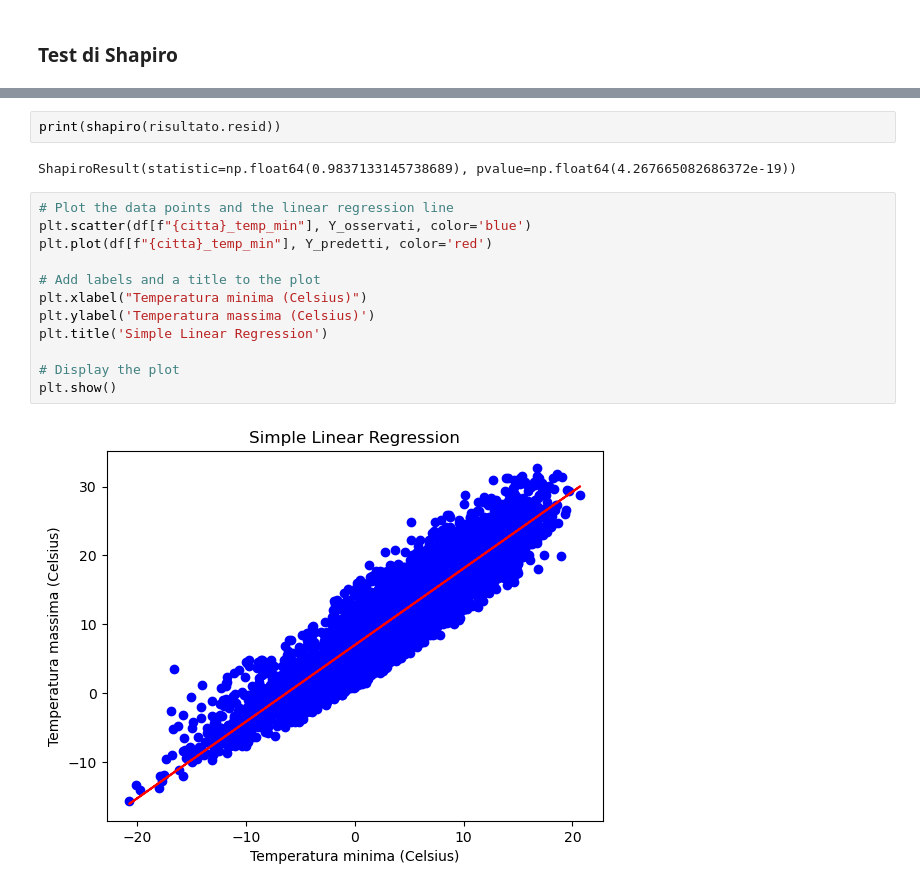
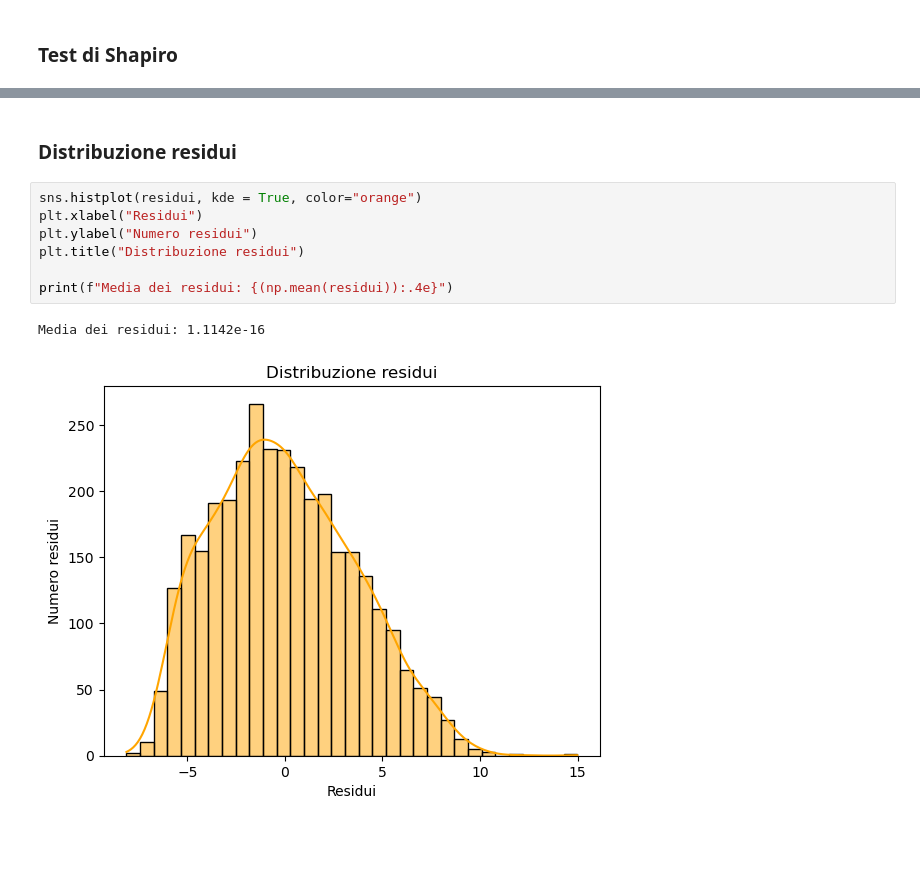
Before and after one commit to aka-buccia/progetto-statistica, a Jupyter notebook: reports/report.ipynb, the cells around one changed output, grey strips where cells are left out. Drawn from its saved outputs; the diff is of its cells as text; blank space fills up the shorter version.

```diff
--- a/reports/report.ipynb
+++ b/reports/report.ipynb
@@ -705,18 +804,12 @@ Notes:
-# %%
-print(shapiro(risultato.resid))
-# %% [output]
-ShapiroResult(statistic=np.float64(0.9837133145738689), pvalue=np.float64(4.267665082686372e-19))
-# %%
-# Plot the data points and the linear regression line
-plt.scatter(df[f"{citta}_temp_min"], Y_osservati, color='blue')
-plt.plot(df[f"{citta}_temp_min"], Y_predetti, color='red')
-
-# Add labels and a title to the plot
-plt.xlabel("Temperatura minima (Celsius)")
-plt.ylabel('Temperatura massima (Celsius)')
-plt.title('Simple Linear Regression')
-
-# Display the plot
-plt.show()
-# %% [output]
-[figure, removed]
+# %% [markdown]
+### Distribuzione residui
+# %%
+sns.histplot(residui, kde = True, color="orange")
+plt.xlabel("Residui")
+plt.ylabel("Numero residui")
+plt.title("Distribuzione residui")
+
+print(f"Media dei residui: {(np.mean(residui)):.4e}")
+# %% [output]
+Media dei residui: 1.1142e-16
+[figure, added]
```
Also changed, not shown: parts of 43 cells of this notebook.
